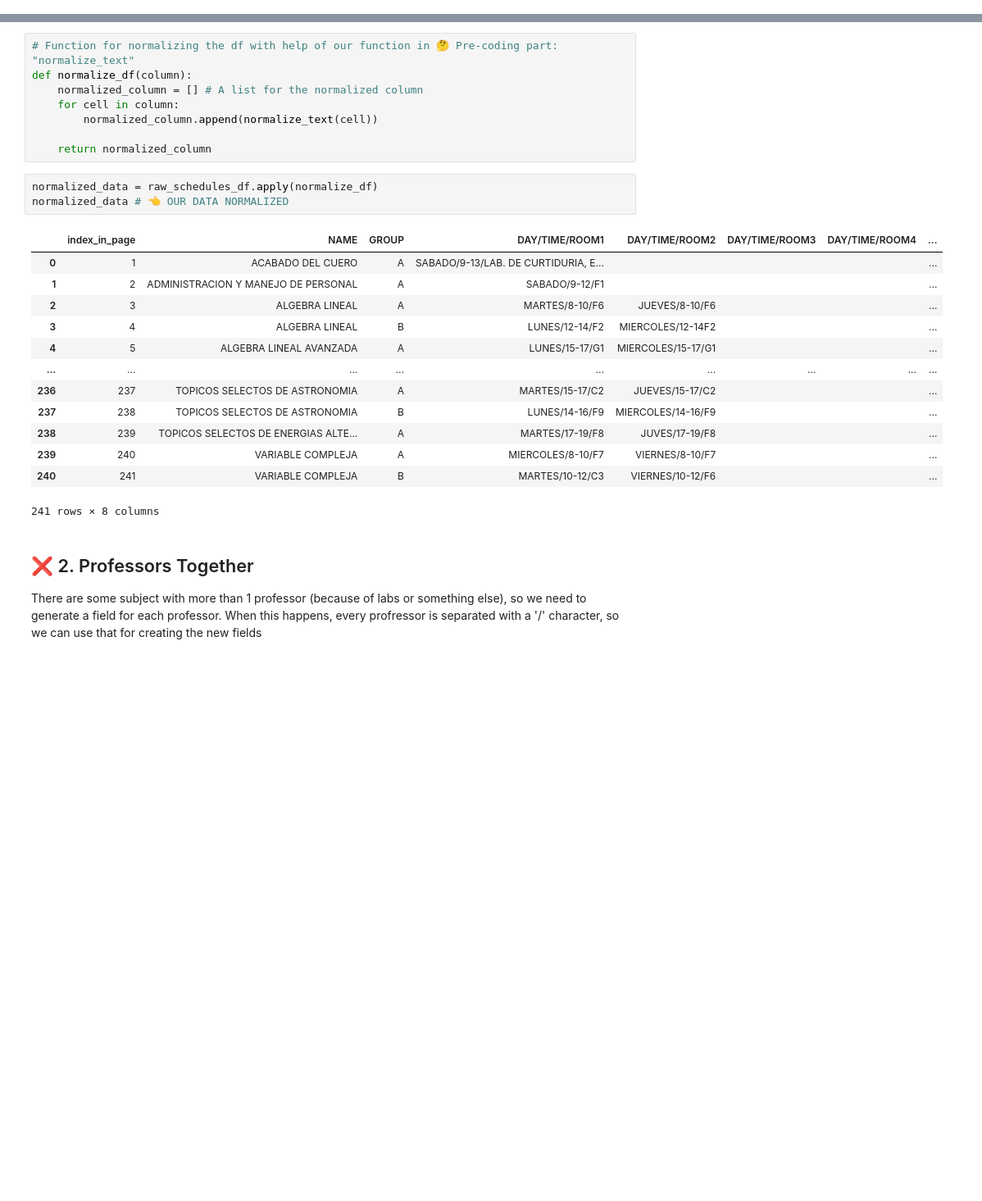
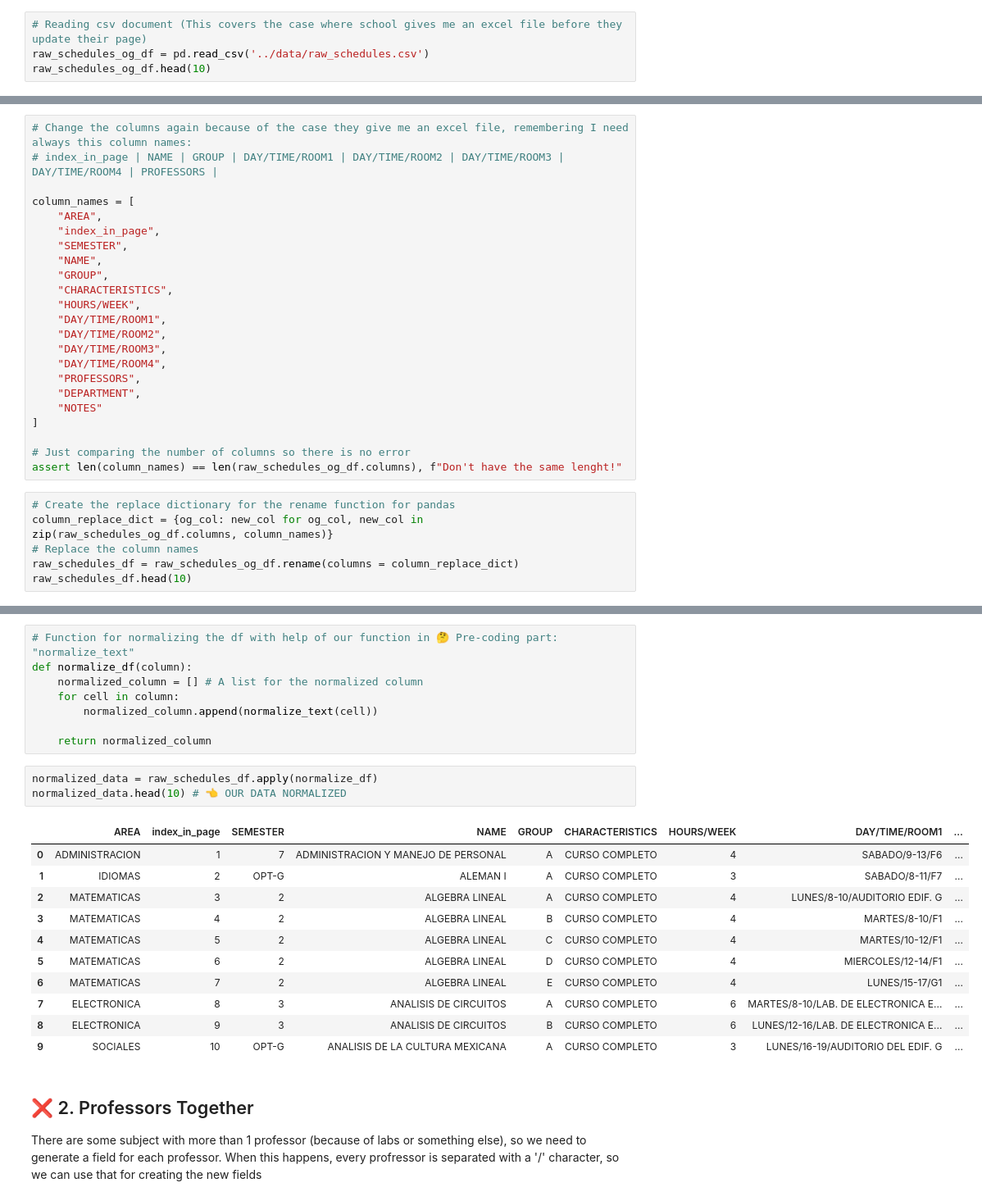
Before and after one commit to BubuDavid/DCI_hacedor_horarios_backend, a Jupyter notebook: data_analysis/Hacedor de Horarios - Step 1 - Data.ipynb, the cells around one changed output, grey strips where cells are left out. Shown at 82% size. Cells and saved outputs as stored; diff of their text form; blank space fills up the shorter version.

Commit message:
🤖 [UPDATE] Updating data 🤖

```diff
--- a/data_analysis/Hacedor de Horarios - Step 1 - Data.ipynb
+++ b/data_analysis/Hacedor de Horarios - Step 1 - Data.ipynb
@@ -124,0 +125,4 @@ I am gonna list every error and thing as a sub-title in the following cells
+# %%
+# Reading csv document (This covers the case where school gives me an excel file before they update their page)
+raw_schedules_og_df = pd.read_csv('../data/raw_schedules.csv')
+raw_schedules_og_df.head(10)
@@ -124,0 +141,29 @@ I am gonna list every error and thing as a sub-title in the following cells
+# %%
+# Change the columns again because of the case they give me an excel file, remembering I need always this column names:
+# index_in_page | NAME | GROUP | DAY/TIME/ROOM1 | DAY/TIME/ROOM2 | DAY/TIME/ROOM3 | DAY/TIME/ROOM4 | PROFESSORS |
+
+column_names = [
+    "AREA",
+    "index_in_page",
+    "SEMESTER",
+    "NAME",
+    "GROUP",
+    "CHARACTERISTICS",
+    "HOURS/WEEK",
+    "DAY/TIME/ROOM1",
+    "DAY/TIME/ROOM2",
+    "DAY/TIME/ROOM3",
+    "DAY/TIME/ROOM4",
+    "PROFESSORS",
+    "DEPARTMENT",
+    "NOTES"
+]
+
+# Just comparing the number of columns so there is no error
+assert len(column_names) == len(raw_schedules_og_df.columns), f"Don't have the same lenght!"
+# %%
+# Create the replace dictionary for the rename function for pandas
+column_replace_dict = {og_col: new_col for og_col, new_col in zip(raw_schedules_og_df.columns, column_names)}
+# Replace the column names
+raw_schedules_df = raw_schedules_og_df.rename(columns = column_replace_dict)
+raw_schedules_df.head(10)
@@ -135,21 +192,19 @@ def normalize_df(column):
     return normalized_column
 # %%
 normalized_data = raw_schedules_df.apply(normalize_df)
-normalized_data # 👈 OUR DATA NORMALIZED
+normalized_data.head(10) # 👈 OUR DATA NORMALIZED
 # %% [output]
-|  | index_in_page | NAME | GROUP | DAY/TIME/ROOM1 | DAY/TIME/ROOM2 | DAY/TIME/ROOM3 | DAY/TIME/ROOM4 | ... |
-| 0 | 1 | ACABADO DEL CUERO | A | SABADO/9-13/LAB. DE CURTIDURIA, E... |  |  |  | ... |
-| 1 | 2 | ADMINISTRACION Y MANEJO DE PERSONAL | A | SABADO/9-12/F1 |  |  |  | ... |
-| 2 | 3 | ALGEBRA LINEAL | A | MARTES/8-10/F6 | JUEVES/8-10/F6 |  |  | ... |
-| 3 | 4 | ALGEBRA LINEAL | B | LUNES/12-14/F2 | MIERCOLES/12-14F2 |  |  | ... |
-| 4 | 5 | ALGEBRA LINEAL AVANZADA | A | LUNES/15-17/G1 | MIERCOLES/15-17/G1 |  |  | ... |
-| ... | ... | ... | ... | ... | ... | ... | ... | ... |
-| 236 | 237 | TOPICOS SELECTOS DE ASTRONOMIA | A | MARTES/15-17/C2 | JUEVES/15-17/C2 |  |  | ... |
-| 237 | 238 | TOPICOS SELECTOS DE ASTRONOMIA | B | LUNES/14-16/F9 | MIERCOLES/14-16/F9 |  |  | ... |
-| 238 | 239 | TOPICOS SELECTOS DE ENERGIAS ALTE... | A | MARTES/17-19/F8 | JUVES/17-19/F8 |  |  | ... |
-| 239 | 240 | VARIABLE COMPLEJA | A | MIERCOLES/8-10/F7 | VIERNES/8-10/F7 |  |  | ... |
-| 240 | 241 | VARIABLE COMPLEJA | B | MARTES/10-12/C3 | VIERNES/10-12/F6 |  |  | ... |
+|  | AREA | index_in_page | SEMESTER | NAME | GROUP | CHARACTERISTICS | HOURS/WEEK | DAY/TIME/ROOM1 | ... |
+| 0 | ADMINISTRACION | 1 | 7 | ADMINISTRACION Y MANEJO DE PERSONAL | A | CURSO COMPLETO | 4 | SABADO/9-13/F6 | ... |
+| 1 | IDIOMAS | 2 | OPT-G | ALEMAN I | A | CURSO COMPLETO | 3 | SABADO/8-11/F7 | ... |
+| 2 | MATEMATICAS | 3 | 2 | ALGEBRA LINEAL | A | CURSO COMPLETO | 4 | LUNES/8-10/AUDITORIO EDIF. G | ... |
+| 3 | MATEMATICAS | 4 | 2 | ALGEBRA LINEAL | B | CURSO COMPLETO | 4 | MARTES/8-10/F1 | ... |
+| 4 | MATEMATICAS | 5 | 2 | ALGEBRA LINEAL | C | CURSO COMPLETO | 4 | MARTES/10-12/F1 | ... |
+| 5 | MATEMATICAS | 6 | 2 | ALGEBRA LINEAL | D | CURSO COMPLETO | 4 | MIERCOLES/12-14/F1 | ... |
+| 6 | MATEMATICAS | 7 | 2 | ALGEBRA LINEAL | E | CURSO COMPLETO | 4 | LUNES/15-17/G1 | ... |
+| 7 | ELECTRONICA | 8 | 3 | ANALISIS DE CIRCUITOS | A | CURSO COMPLETO | 6 | MARTES/8-10/LAB. DE ELECTRONICA E... | ... |
+| 8 | ELECTRONICA | 9 | 3 | ANALISIS DE CIRCUITOS | B | CURSO COMPLETO | 6 | LUNES/12-16/LAB. DE ELECTRONICA E... | ... |
+| 9 | SOCIALES | 10 | OPT-G | ANALISIS DE LA CULTURA MEXICANA | A | CURSO COMPLETO | 3 | LUNES/16-19/AUDITORIO DEL EDIF. G | ... |
-241 rows × 8 columns
 # %% [markdown]
 ## ❌ 2. Professors Together
 There are some subject with more than 1 professor (because of labs or something else), so we need to generate a field for each professor. When this happens, every profressor is separated with a '/' character, so we can use that for creating the new fields
```
Also changed, not shown: parts of 54 cells of this notebook, 5 other files.
